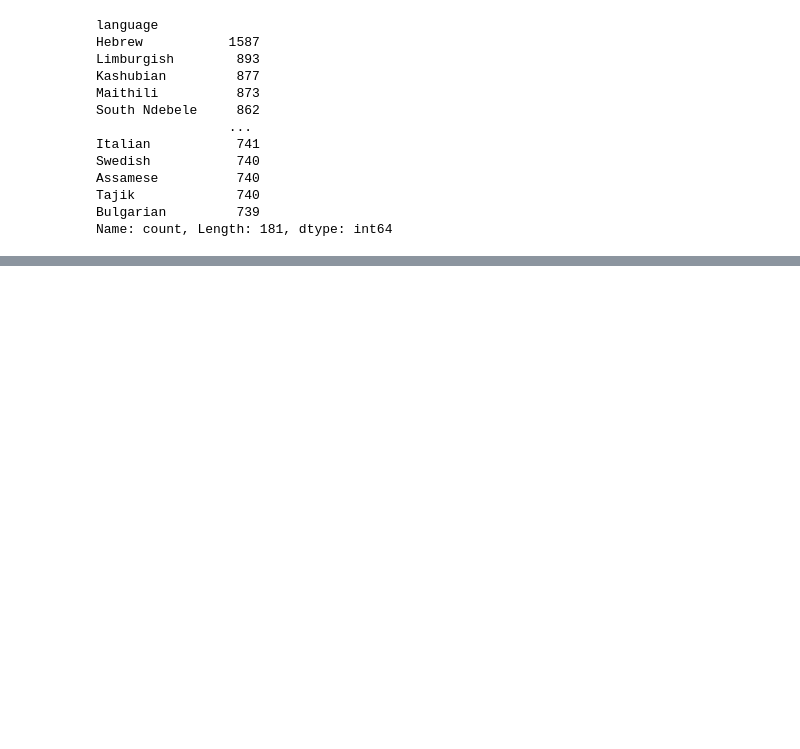
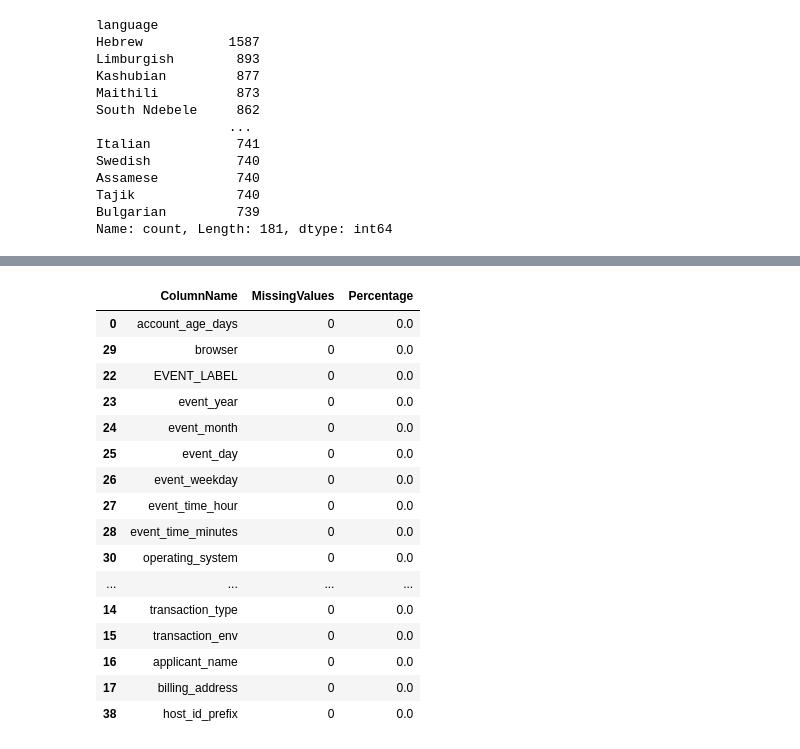
Before and after one commit to Prakash-Kani/Fraud-Detections, a Jupyter notebook: preprocessing.ipynb, the cells around one changed output, grey strips where cells are left out. Cells and saved outputs as stored; diff of their text form; code cells hidden in the pictures; blank space fills up the shorter version.

```diff
--- a/preprocessing.ipynb
+++ b/preprocessing.ipynb
@@ -359,0 +386,20 @@ df
+# %%
+missing_values(df)
+# %% [output]
+|  | ColumnName | MissingValues | Percentage |
+| 0 | account_age_days | 0 | 0.0 |
+| 29 | browser | 0 | 0.0 |
+| 22 | EVENT_LABEL | 0 | 0.0 |
+| 23 | event_year | 0 | 0.0 |
+| 24 | event_month | 0 | 0.0 |
+| 25 | event_day | 0 | 0.0 |
+| 26 | event_weekday | 0 | 0.0 |
+| 27 | event_time_hour | 0 | 0.0 |
+| 28 | event_time_minutes | 0 | 0.0 |
+| 30 | operating_system | 0 | 0.0 |
+| ... | ... | ... | ... |
+| 14 | transaction_type | 0 | 0.0 |
+| 15 | transaction_env | 0 | 0.0 |
+| 16 | applicant_name | 0 | 0.0 |
+| 17 | billing_address | 0 | 0.0 |
+| 38 | host_id_prefix | 0 | 0.0 |
```
Also changed, not shown: parts of 7 cells of this notebook.
